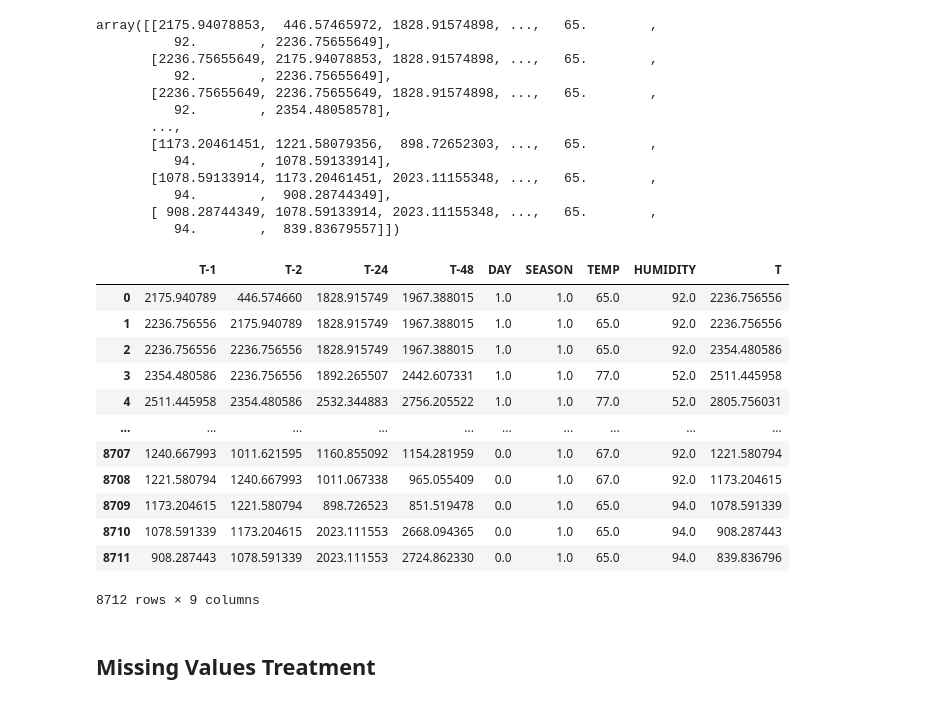
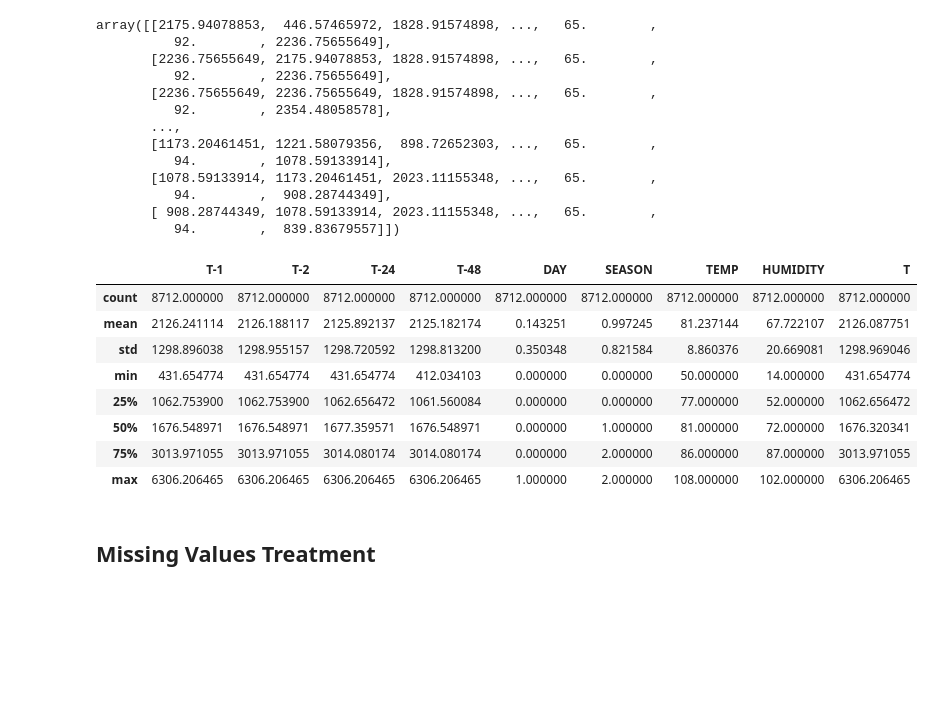
Before and after one commit to vvrgit/AI-Projects, a Jupyter notebook: Load_Forecasting_2021_2022.ipynb, the cells around one changed output. Saved outputs shown, nothing was run; the diff lists cells and outputs as text; code cells hidden in the pictures; blank space fills up the shorter version.

```diff
--- a/Load_Forecasting_2021_2022.ipynb
+++ b/Load_Forecasting_2021_2022.ipynb
@@ -72,21 +72,17 @@ array([[2175.94078853,  446.57465972, 1828.91574898, ...,   65.        ,
           94.        ,  839.83679557]])
 # %%
 df = pd.DataFrame(a, columns = ['T-1','T-2','T-24','T-48','DAY','SEASON','TEMP','HUMIDITY','T'])
-df
+df.describe()
 # %% [output]
 |  | T-1 | T-2 | T-24 | T-48 | DAY | SEASON | TEMP | HUMIDITY | T |
-| 0 | 2175.940789 | 446.574660 | 1828.915749 | 1967.388015 | 1.0 | 1.0 | 65.0 | 92.0 | 2236.756556 |
-| 1 | 2236.756556 | 2175.940789 | 1828.915749 | 1967.388015 | 1.0 | 1.0 | 65.0 | 92.0 | 2236.756556 |
-| 2 | 2236.756556 | 2236.756556 | 1828.915749 | 1967.388015 | 1.0 | 1.0 | 65.0 | 92.0 | 2354.480586 |
-| 3 | 2354.480586 | 2236.756556 | 1892.265507 | 2442.607331 | 1.0 | 1.0 | 77.0 | 52.0 | 2511.445958 |
-| 4 | 2511.445958 | 2354.480586 | 2532.344883 | 2756.205522 | 1.0 | 1.0 | 77.0 | 52.0 | 2805.756031 |
-| ... | ... | ... | ... | ... | ... | ... | ... | ... | ... |
-| 8707 | 1240.667993 | 1011.621595 | 1160.855092 | 1154.281959 | 0.0 | 1.0 | 67.0 | 92.0 | 1221.580794 |
-| 8708 | 1221.580794 | 1240.667993 | 1011.067338 | 965.055409 | 0.0 | 1.0 | 67.0 | 92.0 | 1173.204615 |
-| 8709 | 1173.204615 | 1221.580794 | 898.726523 | 851.519478 | 0.0 | 1.0 | 65.0 | 94.0 | 1078.591339 |
-| 8710 | 1078.591339 | 1173.204615 | 2023.111553 | 2668.094365 | 0.0 | 1.0 | 65.0 | 94.0 | 908.287443 |
-| 8711 | 908.287443 | 1078.591339 | 2023.111553 | 2724.862330 | 0.0 | 1.0 | 65.0 | 94.0 | 839.836796 |
+| count | 8712.000000 | 8712.000000 | 8712.000000 | 8712.000000 | 8712.000000 | 8712.000000 | 8712.000000 | 8712.000000 | 8712.000000 |
+| mean | 2126.241114 | 2126.188117 | 2125.892137 | 2125.182174 | 0.143251 | 0.997245 | 81.237144 | 67.722107 | 2126.087751 |
+| std | 1298.896038 | 1298.955157 | 1298.720592 | 1298.813200 | 0.350348 | 0.821584 | 8.860376 | 20.669081 | 1298.969046 |
+| min | 431.654774 | 431.654774 | 431.654774 | 412.034103 | 0.000000 | 0.000000 | 50.000000 | 14.000000 | 431.654774 |
+| 25% | 1062.753900 | 1062.753900 | 1062.656472 | 1061.560084 | 0.000000 | 0.000000 | 77.000000 | 52.000000 | 1062.656472 |
+| 50% | 1676.548971 | 1676.548971 | 1677.359571 | 1676.548971 | 0.000000 | 1.000000 | 81.000000 | 72.000000 | 1676.320341 |
+| 75% | 3013.971055 | 3013.971055 | 3014.080174 | 3014.080174 | 0.000000 | 2.000000 | 86.000000 | 87.000000 | 3013.971055 |
+| max | 6306.206465 | 6306.206465 | 6306.206465 | 6306.206465 | 1.000000 | 2.000000 | 108.000000 | 102.000000 | 6306.206465 |
-8712 rows × 9 columns
 # %% [markdown]
 ## Missing Values Treatment
 # %%
```
Also changed, not shown: parts of 2 cells of this notebook.
